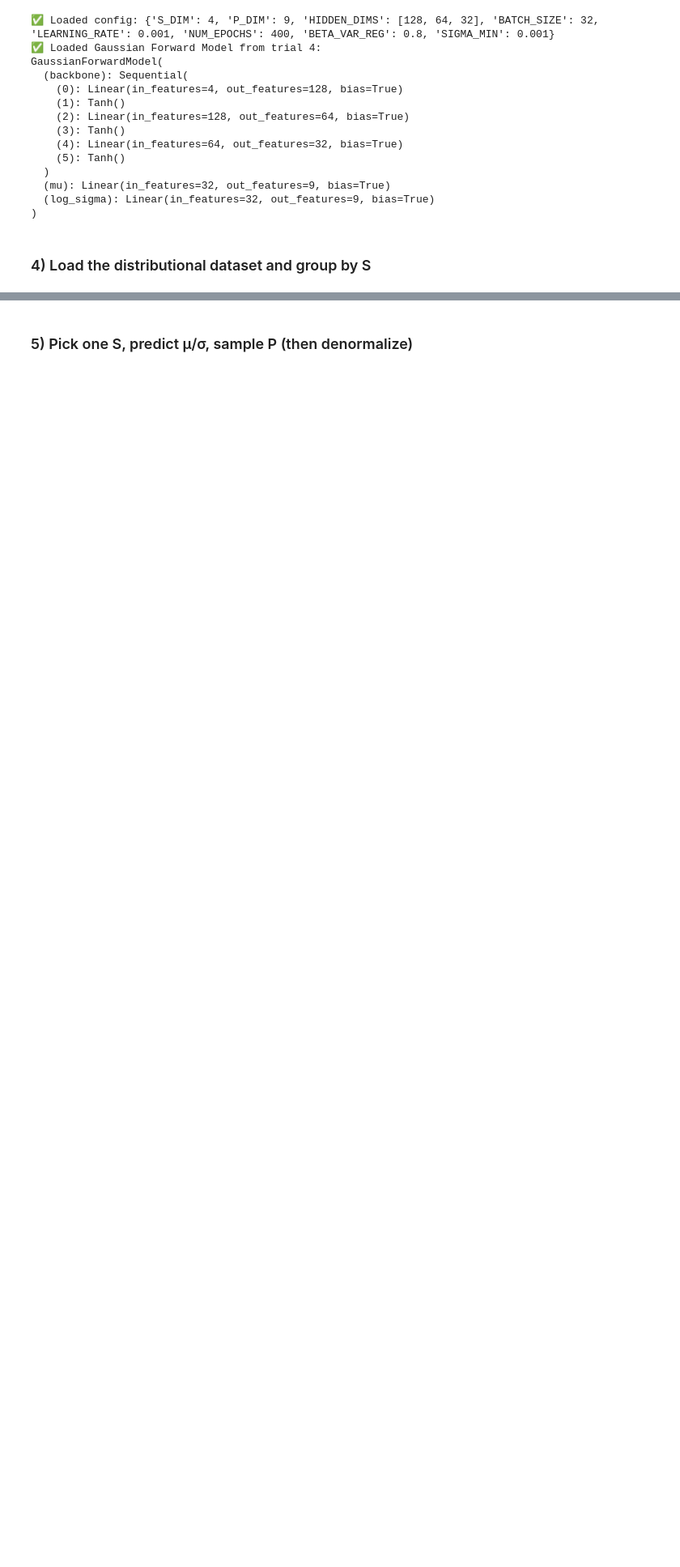
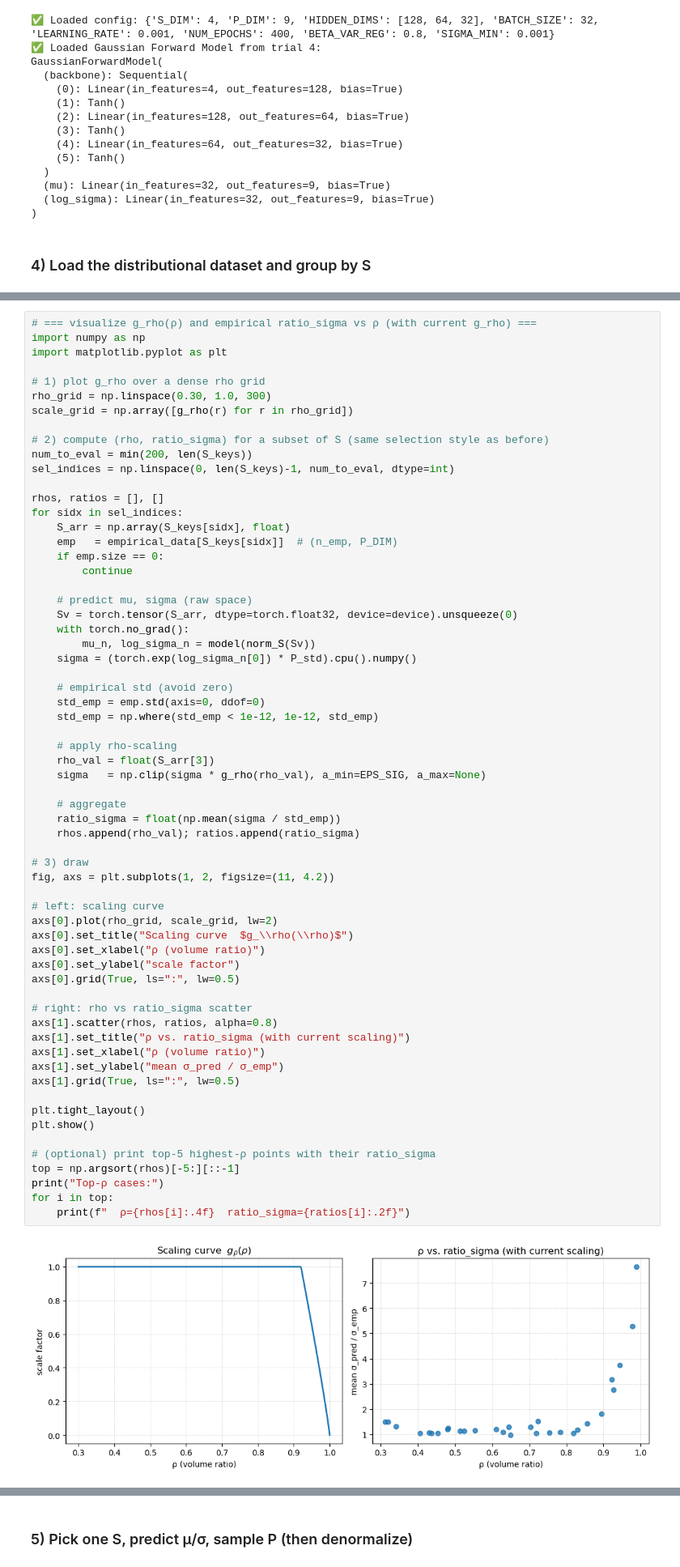
Before and after one commit to ellielin23/inverse_design_spinodoids, a Jupyter notebook: spinodoid_forward/evaluate_gaussian.ipynb, the cells around one changed output, grey strips where cells are left out. Shown: that part at 81% size. Drawn from its saved outputs; the diff is of its cells as text; blank space fills up the shorter version.

```diff
--- a/spinodoid_forward/evaluate_gaussian.ipynb
+++ b/spinodoid_forward/evaluate_gaussian.ipynb
@@ -98,0 +222,65 @@ print(f"✅ Grouped {len(S_keys)} unique S values from distributional dataset.")
+# %%
+# === visualize g_rho(ρ) and empirical ratio_sigma vs ρ (with current g_rho) ===
+import numpy as np
+import matplotlib.pyplot as plt
+
+# 1) plot g_rho over a dense rho grid
+rho_grid = np.linspace(0.30, 1.0, 300)
+scale_grid = np.array([g_rho(r) for r in rho_grid])
+
+# 2) compute (rho, ratio_sigma) for a subset of S (same selection style as before)
+num_to_eval = min(200, len(S_keys))
+sel_indices = np.linspace(0, len(S_keys)-1, num_to_eval, dtype=int)
+
+rhos, ratios = [], []
+for sidx in sel_indices:
+    S_arr = np.array(S_keys[sidx], float)
+    emp   = empirical_data[S_keys[sidx]]  # (n_emp, P_DIM)
+    if emp.size == 0:
+        continue
+
+    # predict mu, sigma (raw space)
+    Sv = torch.tensor(S_arr, dtype=torch.float32, device=device).unsqueeze(0)
+    with torch.no_grad():
+        mu_n, log_sigma_n = model(norm_S(Sv))
+    sigma = (torch.exp(log_sigma_n[0]) * P_std).cpu().numpy()
+
+    # empirical std (avoid zero)
+    std_emp = emp.std(axis=0, ddof=0)
+    std_emp = np.where(std_emp < 1e-12, 1e-12, std_emp)
+
+    # apply rho-scaling
+    rho_val = float(S_arr[3])
+    sigma   = np.clip(sigma * g_rho(rho_val), a_min=EPS_SIG, a_max=None)
+
+    # aggregate
+    ratio_sigma = float(np.mean(sigma / std_emp))
+    rhos.append(rho_val); ratios.append(ratio_sigma)
+
+# 3) draw
+fig, axs = plt.subplots(1, 2, figsize=(11, 4.2))
+
+# left: scaling curve
+axs[0].plot(rho_grid, scale_grid, lw=2)
+axs[0].set_title("Scaling curve  $g_\\rho(\\rho)$")
+axs[0].set_xlabel("ρ (volume ratio)")
+axs[0].set_ylabel("scale factor")
+axs[0].grid(True, ls=":", lw=0.5)
+
+# right: rho vs ratio_sigma scatter
+axs[1].scatter(rhos, ratios, alpha=0.8)
+axs[1].set_title("ρ vs. ratio_sigma (with current scaling)")
+axs[1].set_xlabel("ρ (volume ratio)")
+axs[1].set_ylabel("mean σ_pred / σ_emp")
+axs[1].grid(True, ls=":", lw=0.5)
+
+plt.tight_layout()
+plt.show()
+
+# (optional) print top-5 highest-ρ points with their ratio_sigma
+top = np.argsort(rhos)[-5:][::-1]
+print("Top-ρ cases:")
+for i in top:
+    print(f"  ρ={rhos[i]:.4f}  ratio_sigma={ratios[i]:.2f}")
+# %% [output]
+[figure, added]
```
Also changed, not shown: parts of 8 cells of this notebook, 2 other files.
